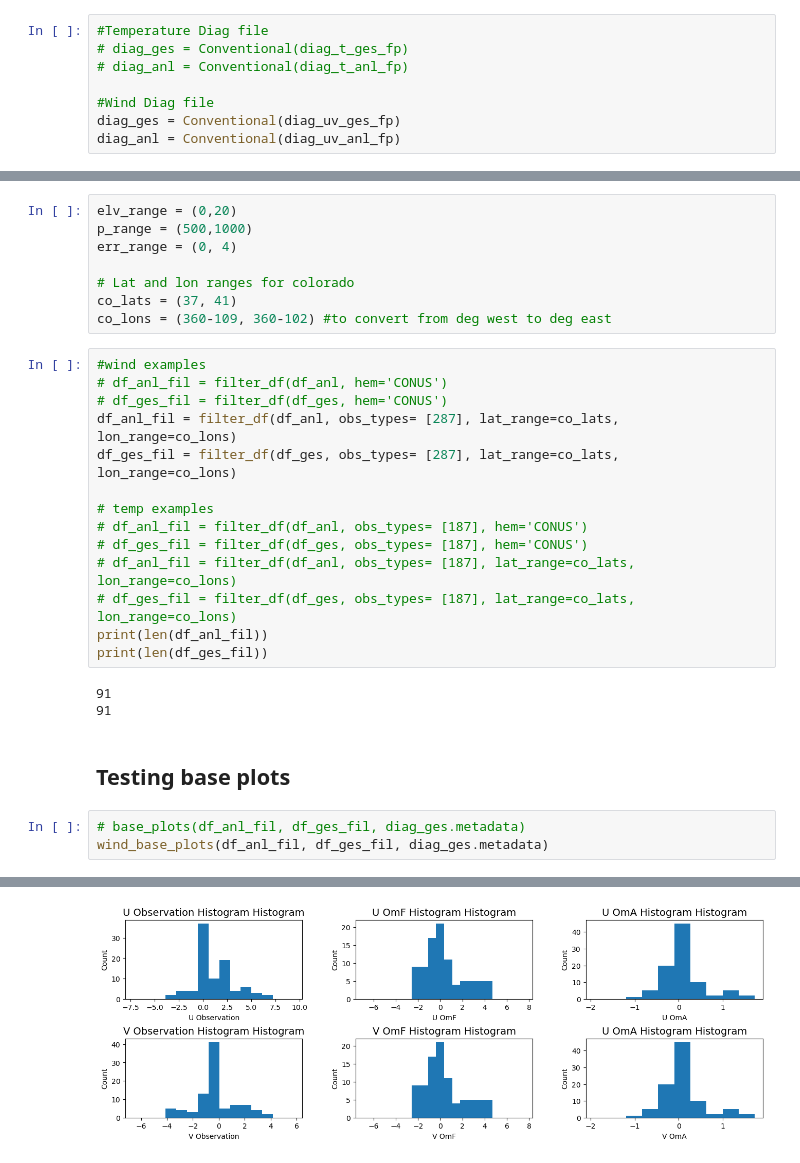
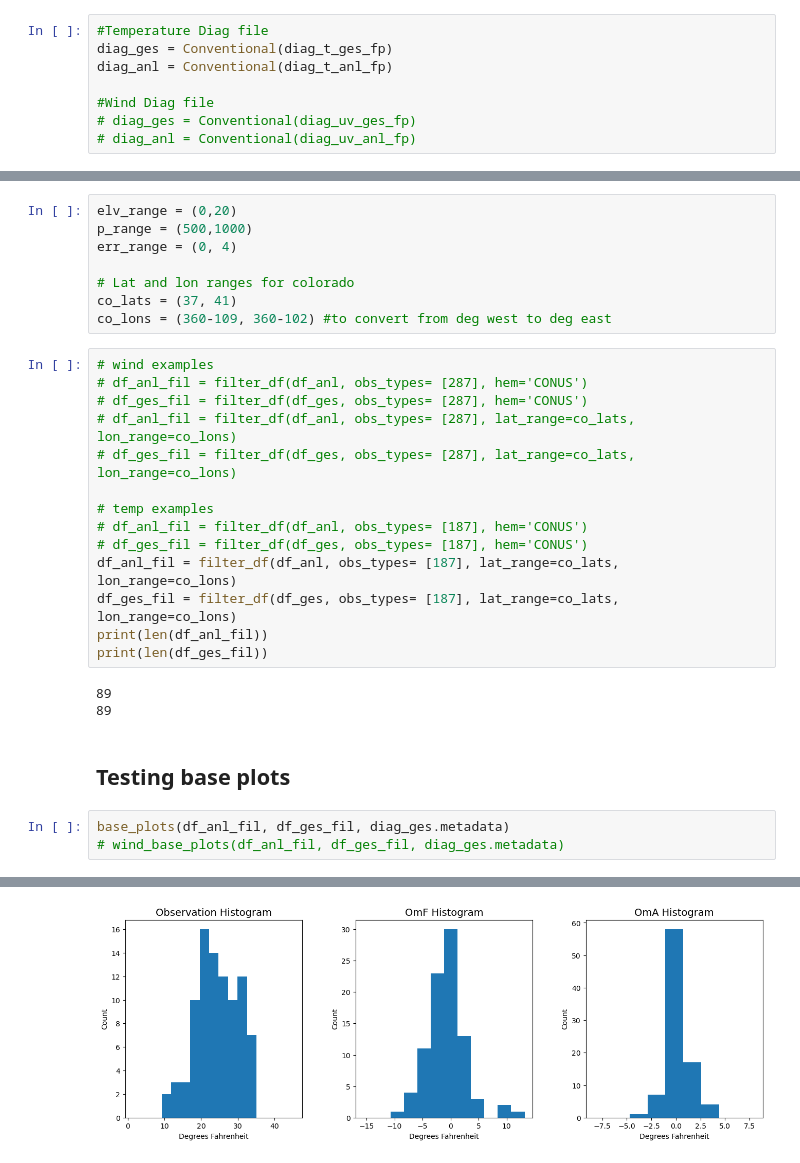
Before and after one commit to NOAA-GSL/pyDAmonitor, a Jupyter notebook: code/filter_df_testing.ipynb, the cells around one changed output, grey strips where cells are left out. Drawn from its saved outputs; the diff is of its cells as text.

```diff
--- a/code/filter_df_testing.ipynb
+++ b/code/filter_df_testing.ipynb
@@ -21,12 +21,12 @@ diag_uv_ges_fp = '../example_data/diag_conv_uv_ges.2024031812.nc4'
 diag_uv_anl_fp = '../example_data/diag_conv_uv_anl.2024031812.nc4'
 # %%
 #Temperature Diag file
-# diag_ges = Conventional(diag_t_ges_fp)
-# diag_anl = Conventional(diag_t_anl_fp)
+diag_ges = Conventional(diag_t_ges_fp)
+diag_anl = Conventional(diag_t_anl_fp)
 
 #Wind Diag file
-diag_ges = Conventional(diag_uv_ges_fp)
-diag_anl = Conventional(diag_uv_anl_fp)
+# diag_ges = Conventional(diag_uv_ges_fp)
+# diag_anl = Conventional(diag_uv_anl_fp)
 # %% [markdown]
 ## Query data
 # %%
@@ -59,25 +59,25 @@ err_range = (0, 4)
 co_lats = (37, 41)
 co_lons = (360-109, 360-102) #to convert from deg west to deg east
 # %%
-#wind examples
-# df_anl_fil = filter_df(df_anl, hem='CONUS')
-# df_ges_fil = filter_df(df_ges, hem='CONUS')
-df_anl_fil = filter_df(df_anl, obs_types= [287], lat_range=co_lats, lon_range=co_lons)
-df_ges_fil = filter_df(df_ges, obs_types= [287], lat_range=co_lats, lon_range=co_lons)
+# wind examples
+# df_anl_fil = filter_df(df_anl, obs_types= [287], hem='CONUS')
+# df_ges_fil = filter_df(df_ges, obs_types= [287], hem='CONUS')
+# df_anl_fil = filter_df(df_anl, obs_types= [287], lat_range=co_lats, lon_range=co_lons)
+# df_ges_fil = filter_df(df_ges, obs_types= [287], lat_range=co_lats, lon_range=co_lons)
 
 # temp examples
 # df_anl_fil = filter_df(df_anl, obs_types= [187], hem='CONUS')
 # df_ges_fil = filter_df(df_ges, obs_types= [187], hem='CONUS')
-# df_anl_fil = filter_df(df_anl, obs_types= [187], lat_range=co_lats, lon_range=co_lons)
-# df_ges_fil = filter_df(df_ges, obs_types= [187], lat_range=co_lats, lon_range=co_lons)
+df_anl_fil = filter_df(df_anl, obs_types= [187], lat_range=co_lats, lon_range=co_lons)
+df_ges_fil = filter_df(df_ges, obs_types= [187], lat_range=co_lats, lon_range=co_lons)
 print(len(df_anl_fil))
 print(len(df_ges_fil))
 # %% [output]
-91
-91
+89
+89
 # %% [markdown]
 ## Testing base plots
 # %%
-# base_plots(df_anl_fil, df_ges_fil, diag_ges.metadata)
-wind_base_plots(df_anl_fil, df_ges_fil, diag_ges.metadata)
+base_plots(df_anl_fil, df_ges_fil, diag_ges.metadata)
+# wind_base_plots(df_anl_fil, df_ges_fil, diag_ges.metadata)
 # %% [output]
@@ -101 +97 @@ n: 91, mean: 0.0741645023226738, std: 0.5001339912414551, max: 1.508601427078247
-[figure, old version]
+[figure, new version]
```
Also changed, not shown: parts of 3 cells of this notebook, 2 other files.
